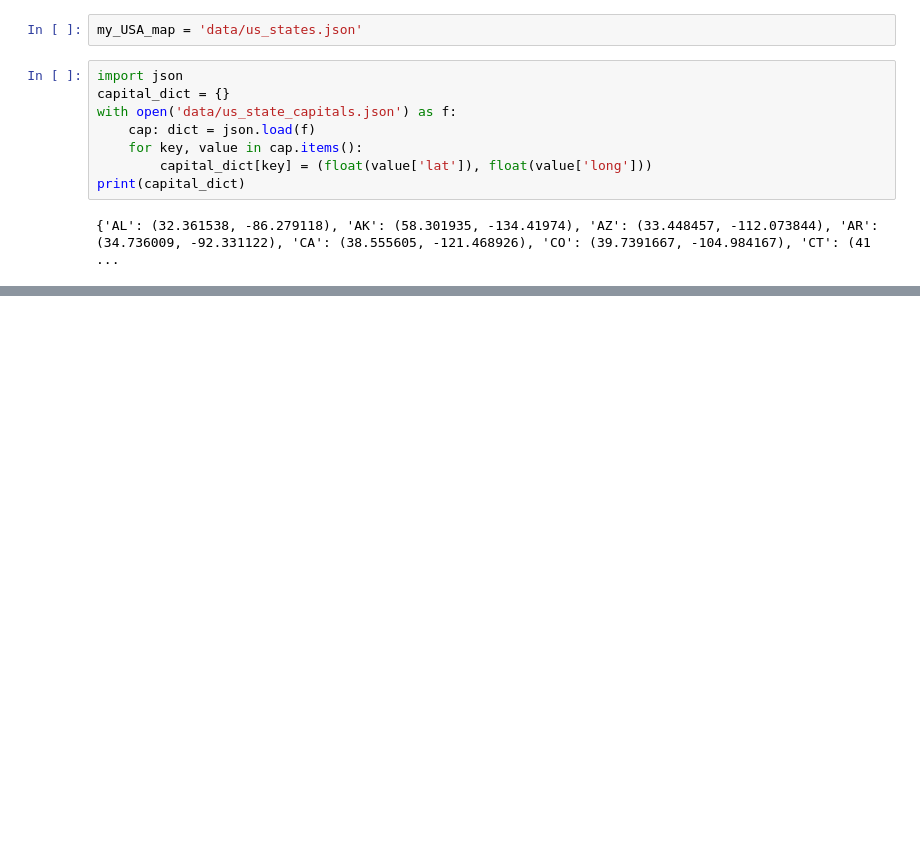
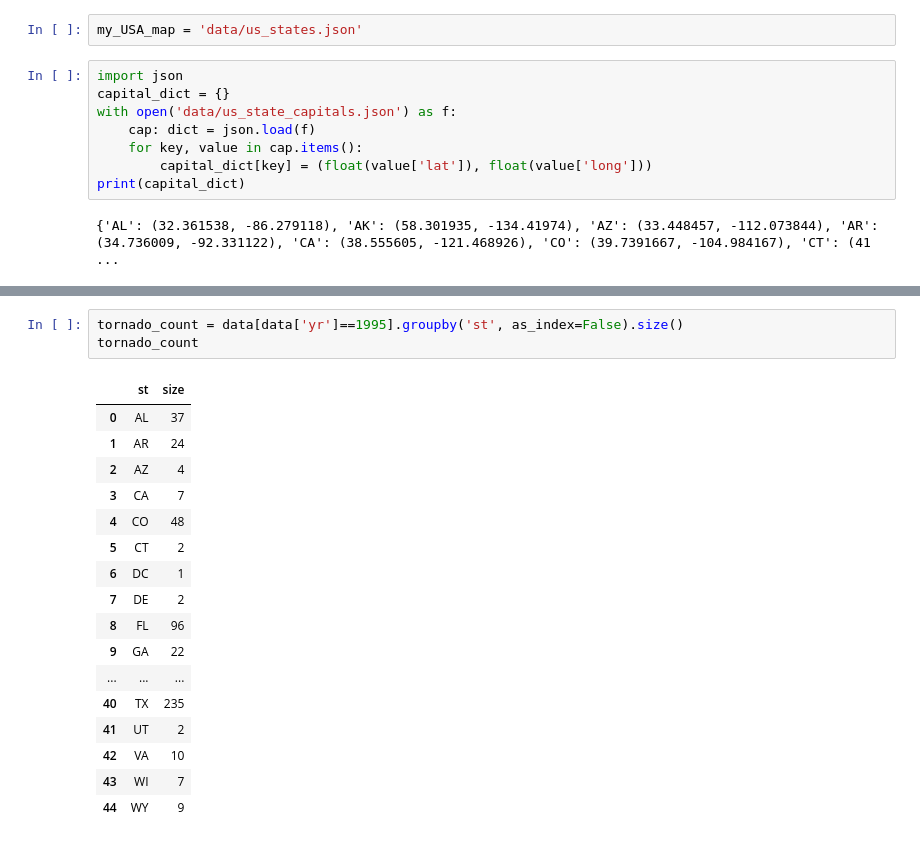
Before and after one commit to brodelp/data-science-ualr, a Jupyter notebook: exploration.ipynb, the cells around one changed output, grey strips where cells are left out. Saved outputs shown, nothing was run; the diff lists cells and outputs as text; blank space fills up the shorter version.

```diff
--- a/exploration.ipynb
+++ b/exploration.ipynb
@@ -157,0 +154,21 @@ map
+# %%
+tornado_count = data[data['yr']==1995].groupby('st', as_index=False).size()
+tornado_count
+# %% [output]
+|  | st | size |
+| 0 | AL | 37 |
+| 1 | AR | 24 |
+| 2 | AZ | 4 |
+| 3 | CA | 7 |
+| 4 | CO | 48 |
+| 5 | CT | 2 |
+| 6 | DC | 1 |
+| 7 | DE | 2 |
+| 8 | FL | 96 |
+| 9 | GA | 22 |
+| ... | ... | ... |
+| 40 | TX | 235 |
+| 41 | UT | 2 |
+| 42 | VA | 10 |
+| 43 | WI | 7 |
+| 44 | WY | 9 |
```
Also changed, not shown: parts of 14 cells of this notebook.
